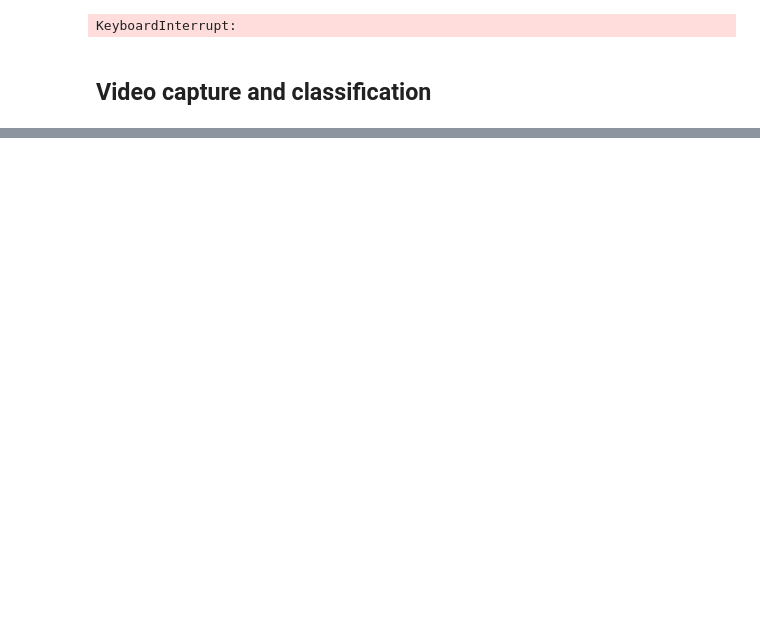
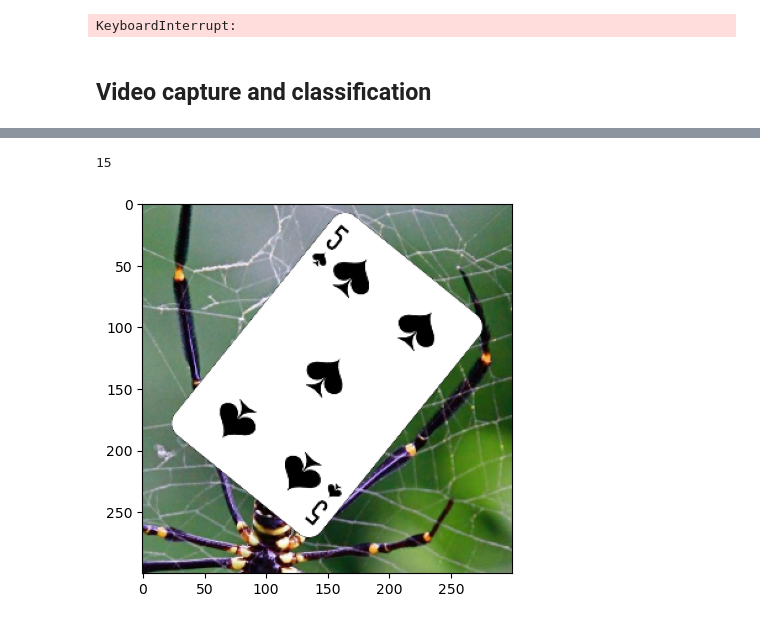
Before and after one commit to RioVossKernan/PerfectingPoker, a Jupyter notebook: model.ipynb, the cells around one changed output, grey strips where cells are left out. Drawn from its saved outputs; the diff is of its cells as text; code cells hidden in the pictures; blank space fills up the shorter version.

```diff
--- a/model.ipynb
+++ b/model.ipynb
@@ -249,0 +292,9 @@ Error:
+# %%
+batch = val_dataset.take(1).as_numpy_iterator().next()
+img = batch[0][0]
+print(batch[1][0])
+plt.imshow(img)
+plt.show()
+# %% [output]
+15
+[figure, added]
```
Also changed, not shown: parts of 8 cells of this notebook.
